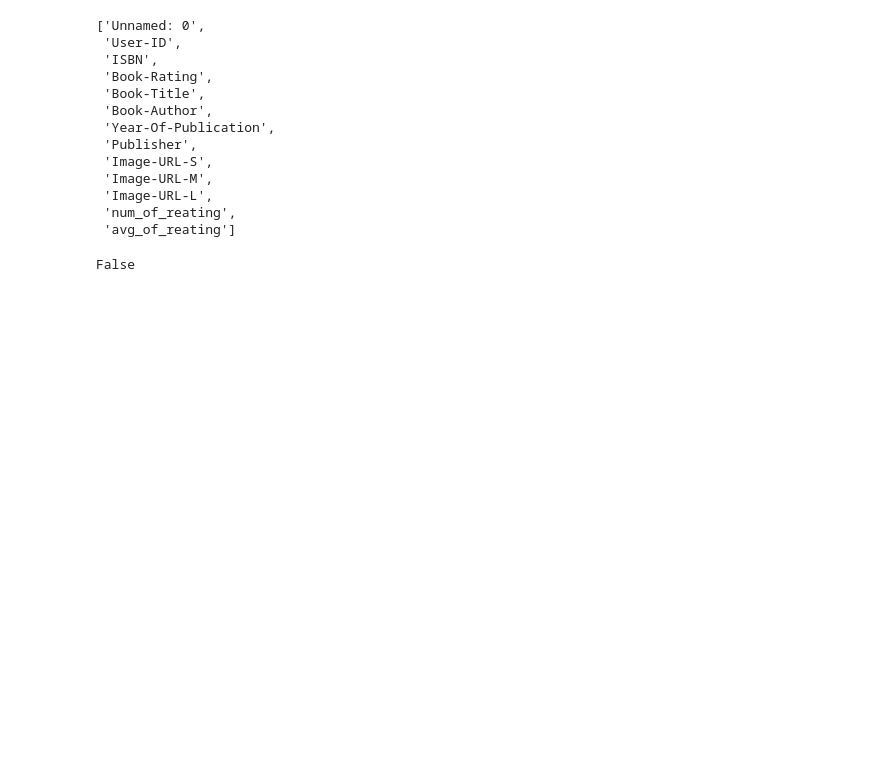
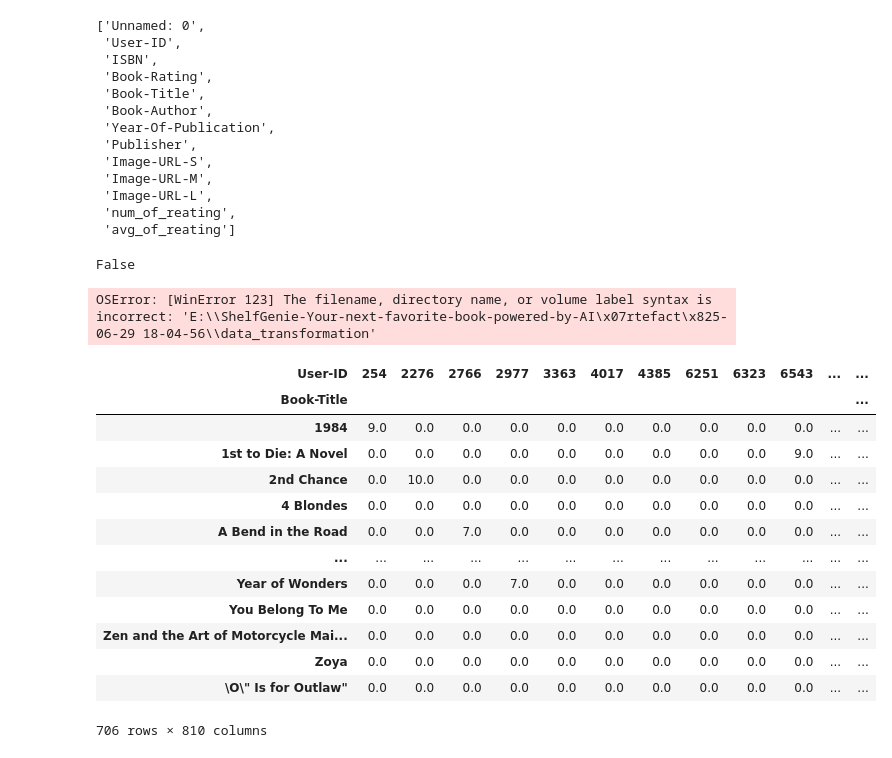
Before and after one commit to CodeWithTaskin/Shelf-Genie, a Jupyter notebook: src/notebook/mongoDB.ipynb, the cells around one changed output. Cells and saved outputs as stored; diff of their text form; code cells hidden in the pictures; blank space fills up the shorter version.

Commit message:
data transformation code added

```diff
--- a/src/notebook/mongoDB.ipynb
+++ b/src/notebook/mongoDB.ipynb
@@ -164,0 +170,6 @@ False
+# %%
+path = Path('E:\ShelfGenie-Your-next-favorite-book-powered-by-AI\\artefact\\2025-06-29 18-04-56\data_transformation\\vector\\vectorize.pkl')
+# %%
+path.parent.mkdir(parents=True,exist_ok=True)
+# %% [output]
+OSError: [WinError 123] The filename, directory name, or volume label syntax is incorrect: 'E:\\ShelfGenie-Your-next-favorite-book-powered-by-AI\x07rtefact\x825-06-29 18-04-56\\data_transformation'
@@ -164,0 +178,19 @@ False
+# %%
+df = joblib.load(path)
+# %%
+df
+# %% [output]
+| User-ID | 254 | 2276 | 2766 | 2977 | 3363 | 4017 | 4385 | 6251 | 6323 | 6543 | ... | ... |
+| Book-Title |  |  |  |  |  |  |  |  |  |  |  | ... |
+| 1984 | 9.0 | 0.0 | 0.0 | 0.0 | 0.0 | 0.0 | 0.0 | 0.0 | 0.0 | 0.0 | ... | ... |
+| 1st to Die: A Novel | 0.0 | 0.0 | 0.0 | 0.0 | 0.0 | 0.0 | 0.0 | 0.0 | 0.0 | 9.0 | ... | ... |
+| 2nd Chance | 0.0 | 10.0 | 0.0 | 0.0 | 0.0 | 0.0 | 0.0 | 0.0 | 0.0 | 0.0 | ... | ... |
+| 4 Blondes | 0.0 | 0.0 | 0.0 | 0.0 | 0.0 | 0.0 | 0.0 | 0.0 | 0.0 | 0.0 | ... | ... |
+| A Bend in the Road | 0.0 | 0.0 | 7.0 | 0.0 | 0.0 | 0.0 | 0.0 | 0.0 | 0.0 | 0.0 | ... | ... |
+| ... | ... | ... | ... | ... | ... | ... | ... | ... | ... | ... | ... | ... |
+| Year of Wonders | 0.0 | 0.0 | 0.0 | 7.0 | 0.0 | 0.0 | 0.0 | 0.0 | 0.0 | 0.0 | ... | ... |
+| You Belong To Me | 0.0 | 0.0 | 0.0 | 0.0 | 0.0 | 0.0 | 0.0 | 0.0 | 0.0 | 0.0 | ... | ... |
+| Zen and the Art of Motorcycle Mai... | 0.0 | 0.0 | 0.0 | 0.0 | 0.0 | 0.0 | 0.0 | 0.0 | 0.0 | 0.0 | ... | ... |
+| Zoya | 0.0 | 0.0 | 0.0 | 0.0 | 0.0 | 0.0 | 0.0 | 0.0 | 0.0 | 0.0 | ... | ... |
+| \O\" Is for Outlaw" | 0.0 | 0.0 | 0.0 | 0.0 | 0.0 | 0.0 | 0.0 | 0.0 | 0.0 | 0.0 | ... | ... |
+706 rows × 810 columns
```
Also changed, not shown: parts of 4 cells of this notebook, 4 other files.
